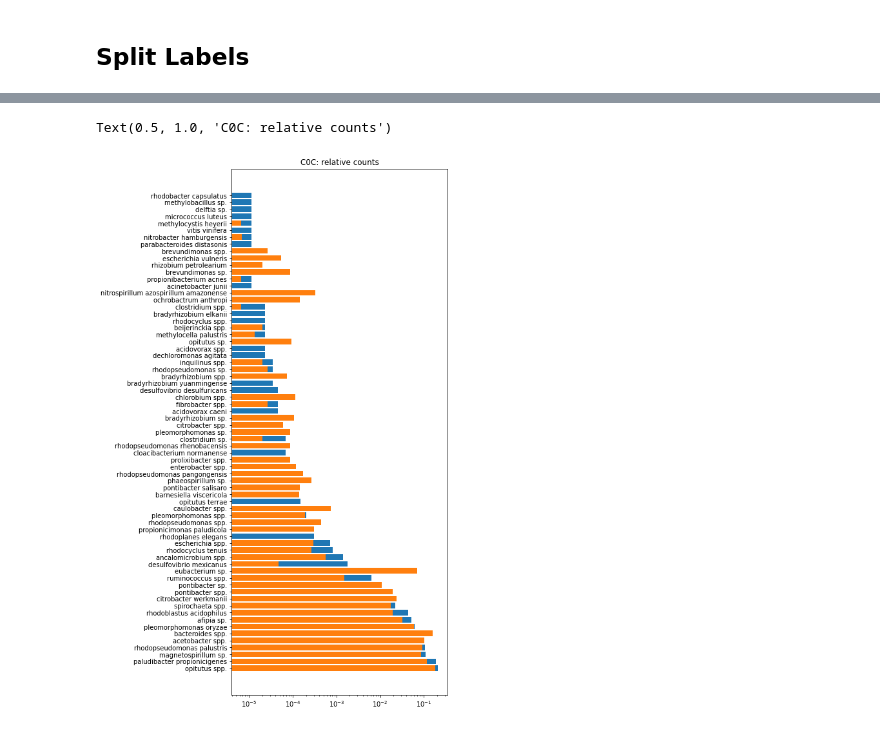
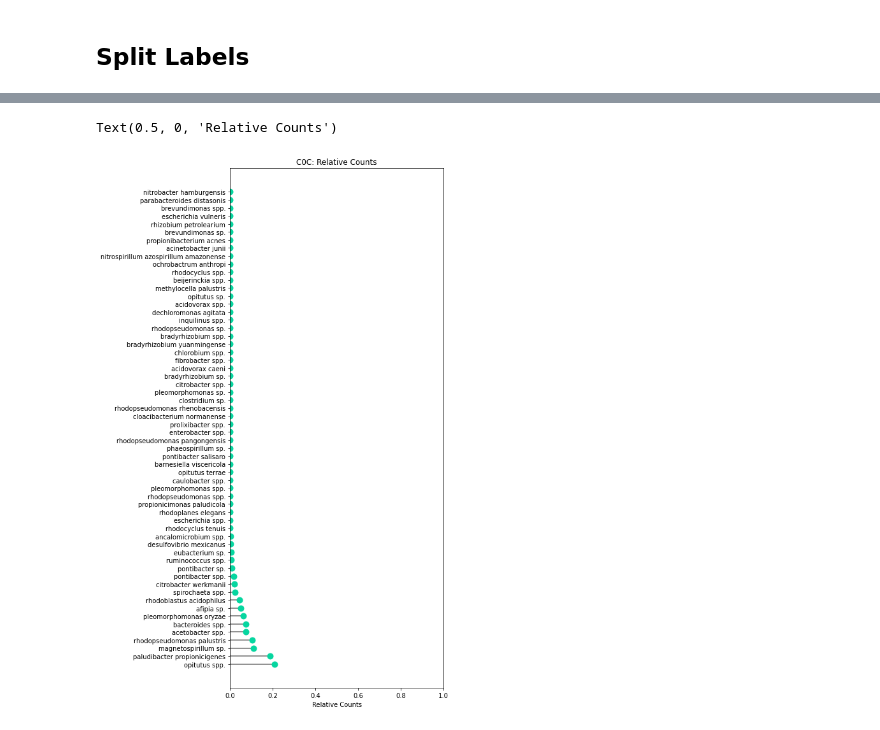
Before and after one commit to olincollege/microbiome-network-analysis-research, a Jupyter notebook: explore.ipynb, the cells around one changed output, grey strips where cells are left out. Saved outputs shown, nothing was run; the diff lists cells and outputs as text; code cells hidden in the pictures.

```diff
--- a/explore.ipynb
+++ b/explore.ipynb
@@ -222,12 +330,23 @@ Text(0.5, 1.0, 'C0C: relative counts')
-# %%
-# TODO: make a difference bar plot
-data1 = df_counts_rel.loc['C0C']
-data2 = df_counts_rel.loc[['1C10A','1C10B']].mean(axis=0)
-
-f, ax = plt.subplots(figsize=(6, 15))
-ax.barh(data1.index, data1.values, log=True)
-ax.barh(data2.index, data2.values, log=True)
-ax.set_title("C0C: relative counts")
-# %% [output]
-Text(0.5, 1.0, 'C0C: relative counts')
-[figure, removed]
+# %%
+# inspect cellulose communities
+searchstring = "C0C"
+f, ax = plt.subplots(figsize=(6, 15))
+for sample_label in df_counts_rel.index:
+    if sample_label.startswith(searchstring):
+        data = df_counts_rel.loc[sample_label]
+        # set plot variables
+        carbon_style = map_carbon_colors["C"]
+        series_style = map_carbon_shapes["C"]
+        day_style = map_days_widths['0']
+        transfer_style = map_transfers_colors['0']
+        # set plot styling
+        (markerline, stemlines, baseline) = ax.stem(data.index, data.values, orientation="horizontal")
+        plt.setp(markerline, markersize=def_marker_size, color=carbon_style, marker=series_style, markeredgecolor=transfer_style, markeredgewidth=day_style)
+        plt.setp(stemlines, "color", def_line_color)
+        plt.setp(baseline, "color", def_line_color)
+        plt.xlim([0, 1])
+ax.set_title("{}: Relative Counts".format(searchstring))
+ax.set_xlabel("Relative Counts")
+# %% [output]
+Text(0.5, 0, 'Relative Counts')
+[figure, added]
```
Also changed, not shown: parts of 30 cells of this notebook, 18 other files.
